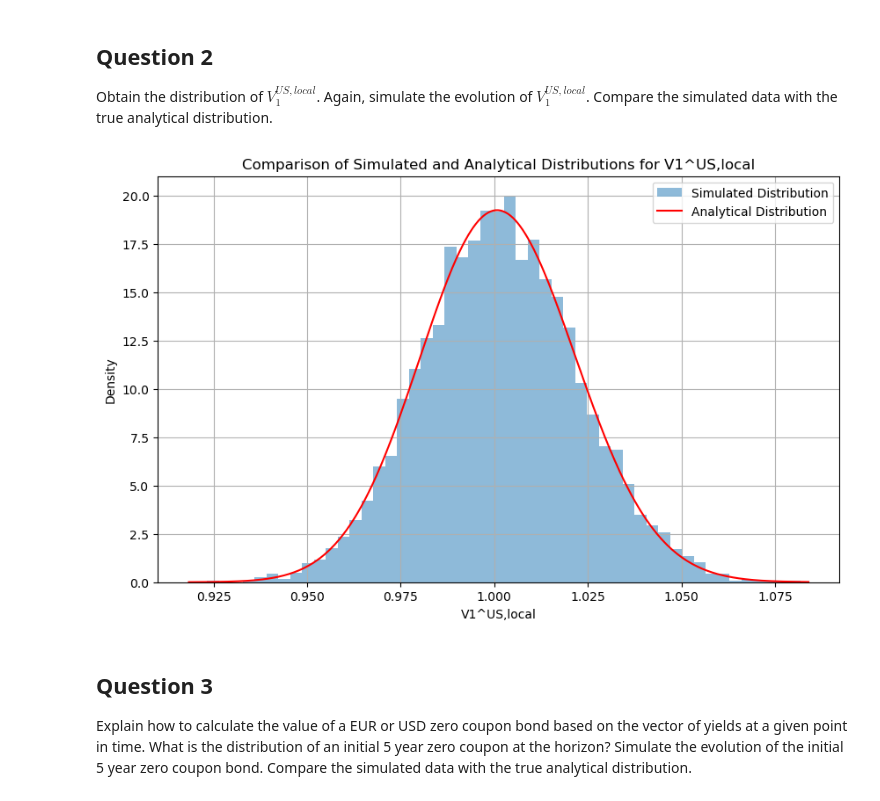
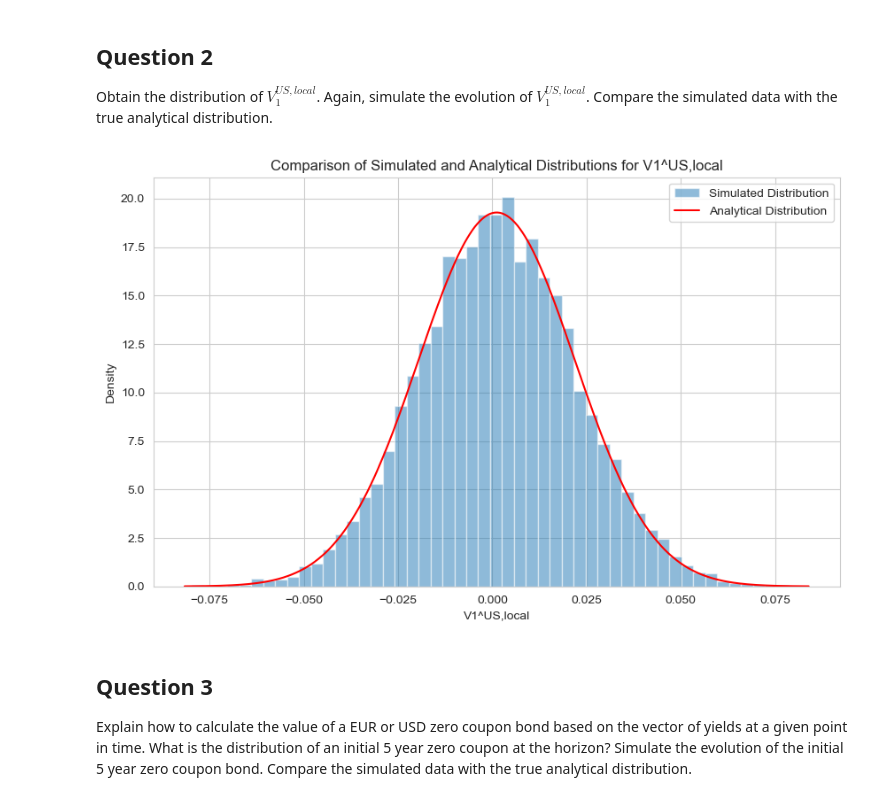
Before and after one commit to tbearlarsen/PyExam, a Jupyter notebook: Exam.ipynb, the cells around one changed output. Saved outputs shown, nothing was run; the diff lists cells and outputs as text; code cells hidden in the pictures.

```diff
--- a/Exam.ipynb
+++ b/Exam.ipynb
@@ -105,40 +104,40 @@ Obtain the distribution of $V_{1}^{US,local}$. Again, simulate the evolution of
 # Parameters and simulation setup
 v_us_index = 1
 mean_vector = np.array([0.07 * delta_t, 0.06 * delta_t] + [0] * (len(covariance_matrix) - 2))
 num_simulations = 10000
 
 #Simulate the distribution of V1^US,local
 np.random.seed(42)
 simulated_shocks = np.random.multivariate_normal(mean_vector, cov_matrix, num_simulations)
-#simulated_v1_us_local = x0[v_us_index] + simulated_shocks[:, v_us_index]
-simulated_v1_us_local = np.exp(x0[v_us_index] + simulated_shocks[:, v_us_index])
+simulated_v1_us_local = x0[v_us_index] + simulated_shocks[:, v_us_index]
+#simulated_v1_us_local = np.exp(x0[v_us_index] + simulated_shocks[:, v_us_index])
 
 # Analytical distribution of V1^US,local
-#mean_v1_us_local = x0[v_us_index] + mean_vector[v_us_index]
-mean_v1_us_local = np.exp(x0[v_us_index] + mean_vector[v_us_index])
+mean_v1_us_local = x0[v_us_index] + mean_vector[v_us_index]
+#mean_v1_us_local = np.exp(x0[v_us_index] + mean_vector[v_us_index])
 std_v1_us_local = np.sqrt(cov_matrix[v_us_index, v_us_index])
 
 # Plot the simulated and analytical distributions
 plt.figure(figsize=(10, 6))
 
 # Simulated distribution
 plt.hist(simulated_v1_us_local, bins=50, alpha=0.5, label="Simulated Distribution", density=True)
 
 # Analytical normal distribution
 x = np.linspace(mean_v1_us_local - 4 * std_v1_us_local, mean_v1_us_local + 4 * std_v1_us_local, 500) #generates the linearly spaced numbers over which the PDF will be calculated.
-#pdf = norm.pdf(x, loc=mean_v1_us_local, scale=std_v1_us_local) #calculates the PDF
-pdf = lognorm.pdf(x, s=std_v1_us_local, scale=mean_v1_us_local)
+pdf = norm.pdf(x, loc=mean_v1_us_local, scale=std_v1_us_local) #calculates the PDF
+#pdf = lognorm.pdf(x, s=std_v1_us_local, scale=mean_v1_us_local)
 plt.plot(x, pdf, label="Analytical Distribution", color='red')
 
 # Labels and legend
 plt.title("Comparison of Simulated and Analytical Distributions for V1^US,local")
 plt.xlabel("V1^US,local")
 plt.ylabel("Density")
 plt.legend()
 plt.grid(True)
 plt.show()
 # %% [output]
-[figure, old version]
+[figure, new version]
 # %% [markdown]
 ## Question 3
 Explain how to calculate the value of a EUR or USD zero coupon bond based on the vector of yields at a given point in time. What is the distribution of an initial 5 year zero coupon at the horizon? Simulate the evolution of the initial 5 year zero coupon bond. Compare the simulated data with the true analytical distribution.
```
Also changed, not shown: parts of 9 cells of this notebook, 2 other files.
